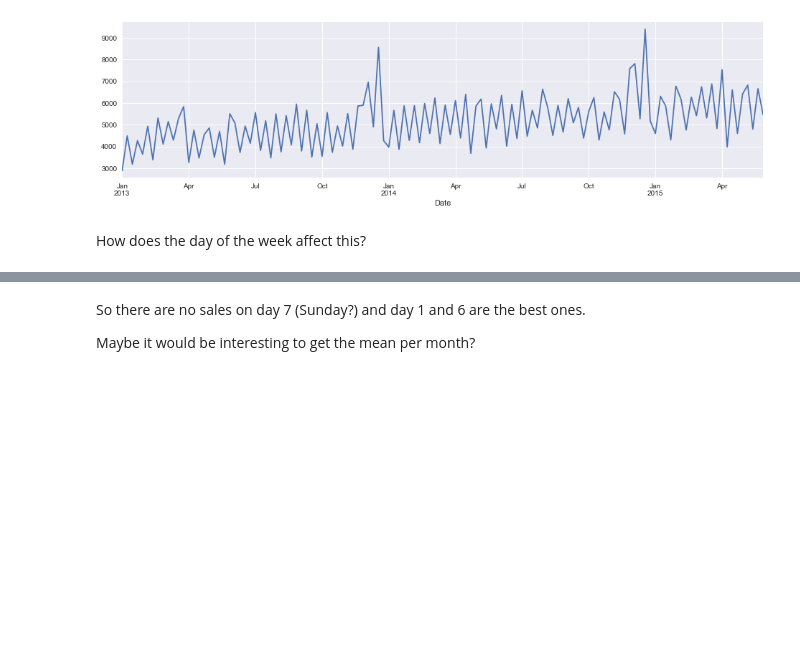
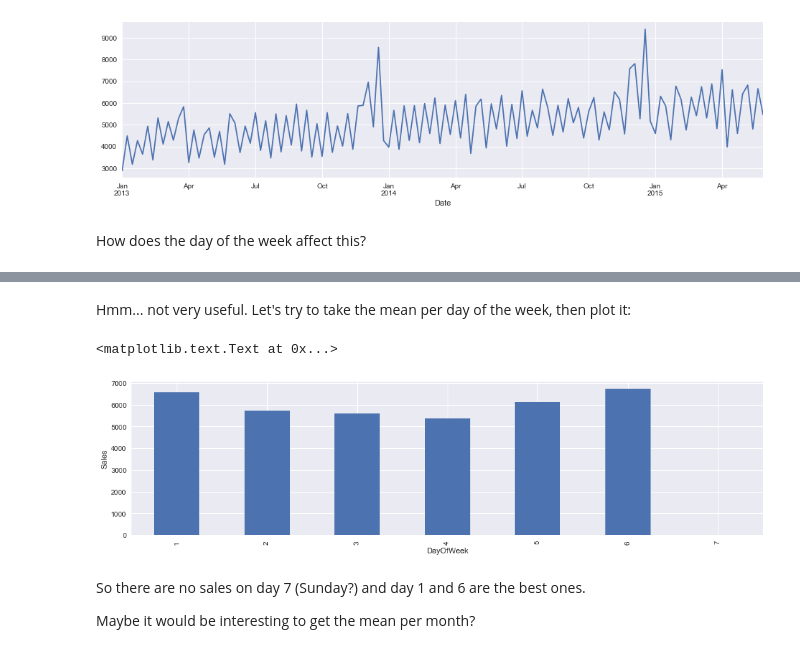
Before and after one commit to MarqueJaune/hackathon2, a Jupyter notebook: Learning units/Time series - Exploring the data .ipynb, the cells around one changed output, grey strips where cells are left out. Drawn from its saved outputs; the diff is of its cells as text; code cells hidden in the pictures; blank space fills up the shorter version.

```diff
--- a/Learning units/Time series - Exploring the data .ipynb
+++ b/Learning units/Time series - Exploring the data .ipynb
@@ -147,3 +154,14 @@ train.loc[train.Store == 1115].groupby('DayOfWeek')['Sales'].mean().plot(kind='b
+# %% [markdown]
+Hmm... not very useful. Let's try to take the mean per day of the week, then plot it:
+# %%
+# mean sales = our store grouped by day of the week, and aggregating by the mean
+mean_sales_grouped_by_day_of_week = store_1115.groupby('DayOfWeek')['Sales'].mean()
+
+mean_sales_grouped_by_day_of_week.plot(kind='bar', figsize=(16, 4))
+plt.ylabel('Sales')
+# %% [output]
+<matplotlib.text.Text at 0x...>
+[figure, added]
 # %% [markdown]
 So there are no sales on day 7 (Sunday?) and day 1 and 6 are the best ones.
 
```
Also changed, not shown: parts of 40 cells of this notebook.
